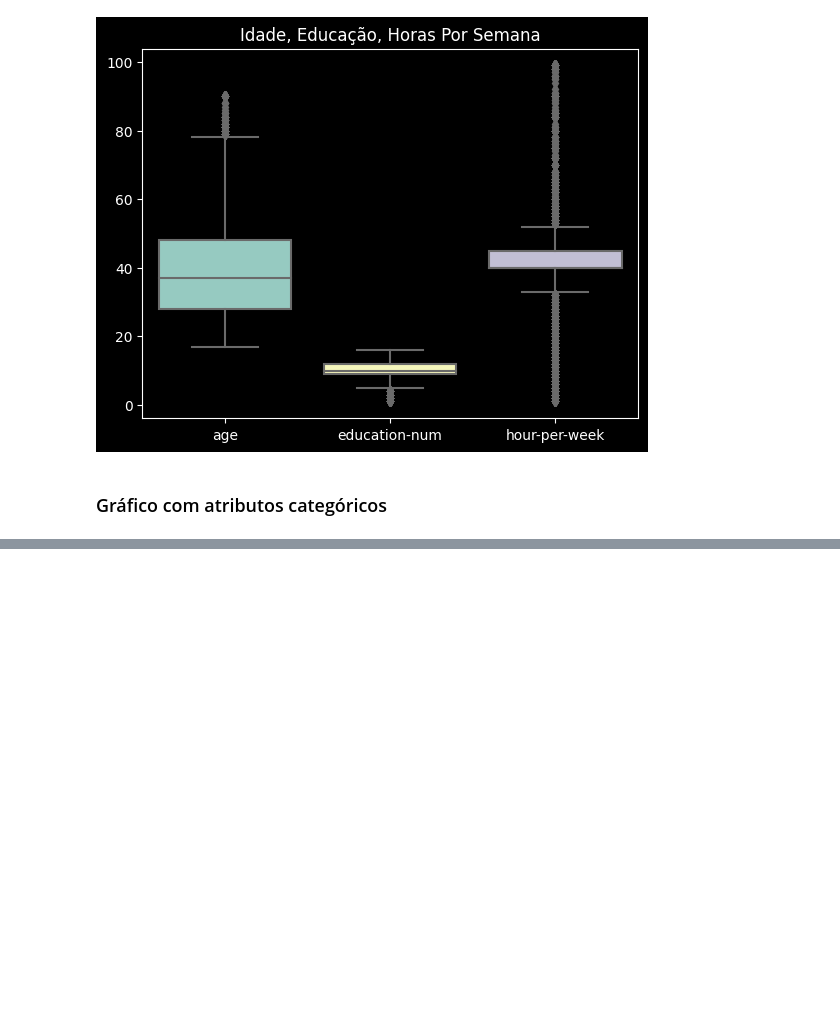
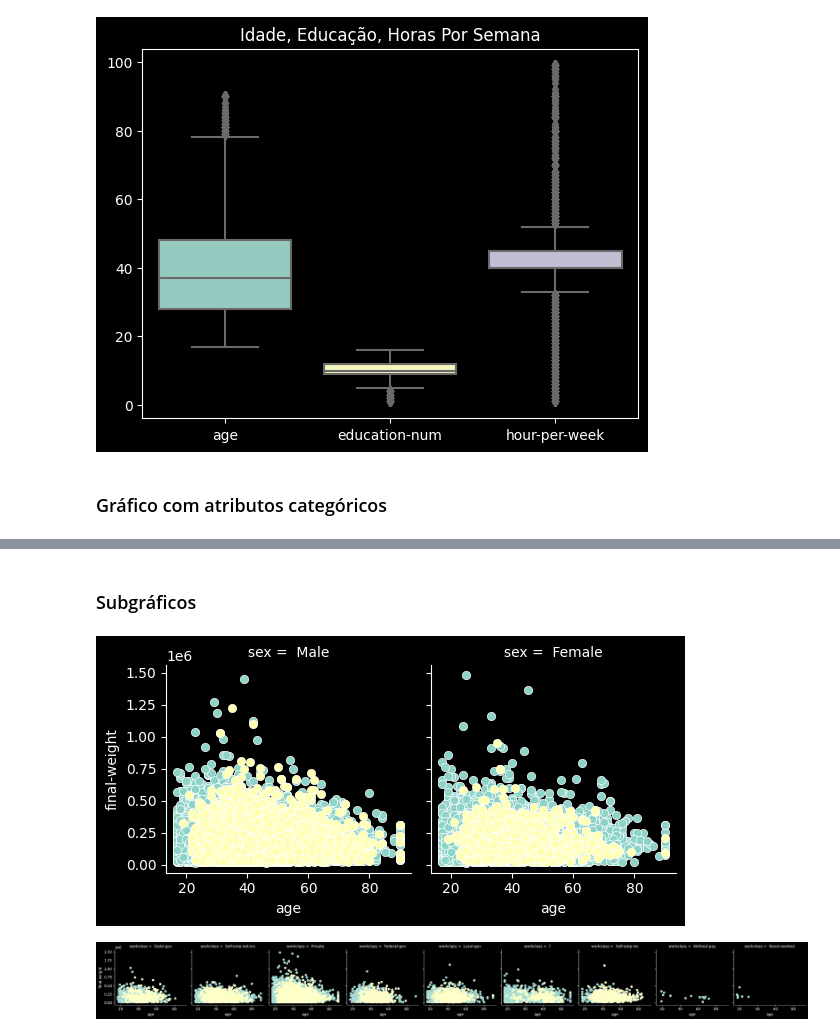
Before and after one commit to Joao-Inacio/Statistics_for-Data_Science, a Jupyter notebook: Visualizacao/Graficos.ipynb, the cells around one changed output, grey strips where cells are left out. Saved outputs shown, nothing was run; the diff lists cells and outputs as text; code cells hidden in the pictures; blank space fills up the shorter version.

Commit message:
Subgráficos

```diff
--- a/Visualizacao/Graficos.ipynb
+++ b/Visualizacao/Graficos.ipynb
@@ -148,0 +149,14 @@ sns.catplot(
+# %% [markdown]
+### Subgráficos
+# %%
+# Dois Gráfico de sexo agrupado por renda
+g = sns.FacetGrid(ds, col='sex', hue='income')
+g.map(sns.scatterplot, 'age', 'final-weight');
+# %% [output]
+[figure, added]
+# %%
+# Gerando vários gráficos de uma mesma coluna
+g = sns.FacetGrid(ds, col='workclass', hue='income')
+g.map(sns.scatterplot, 'age', 'final-weight');
+# %% [output]
+[figure, added]
```
Also changed, not shown: parts of 6 cells of this notebook.
